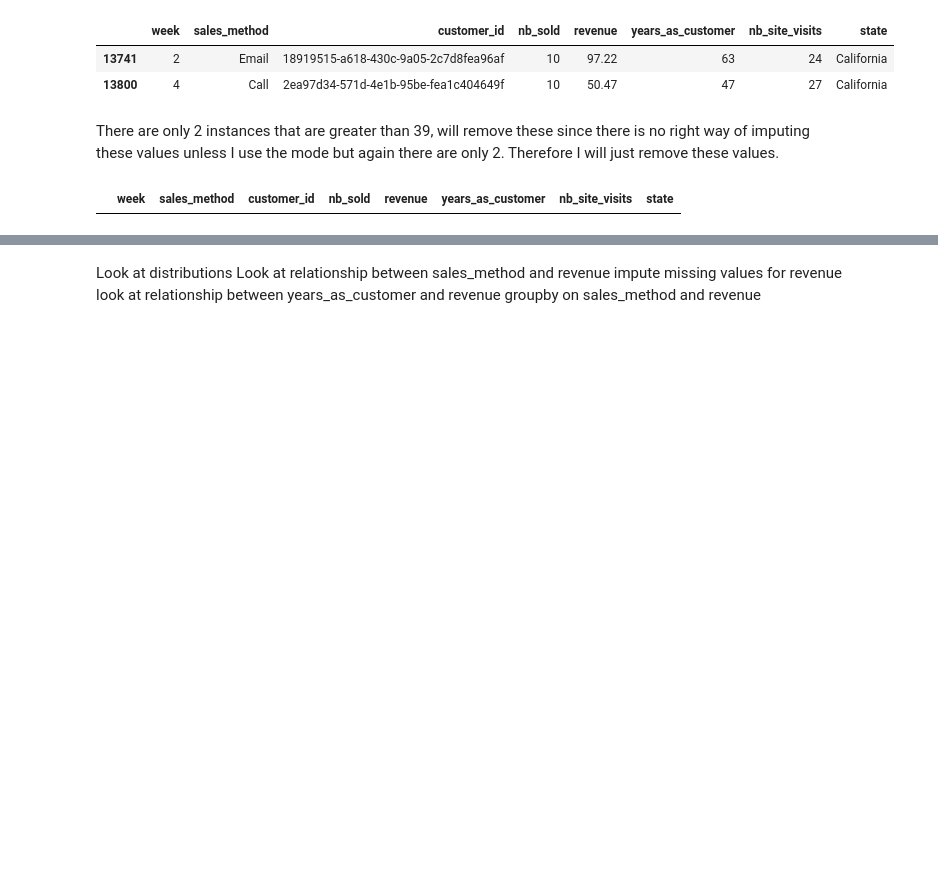
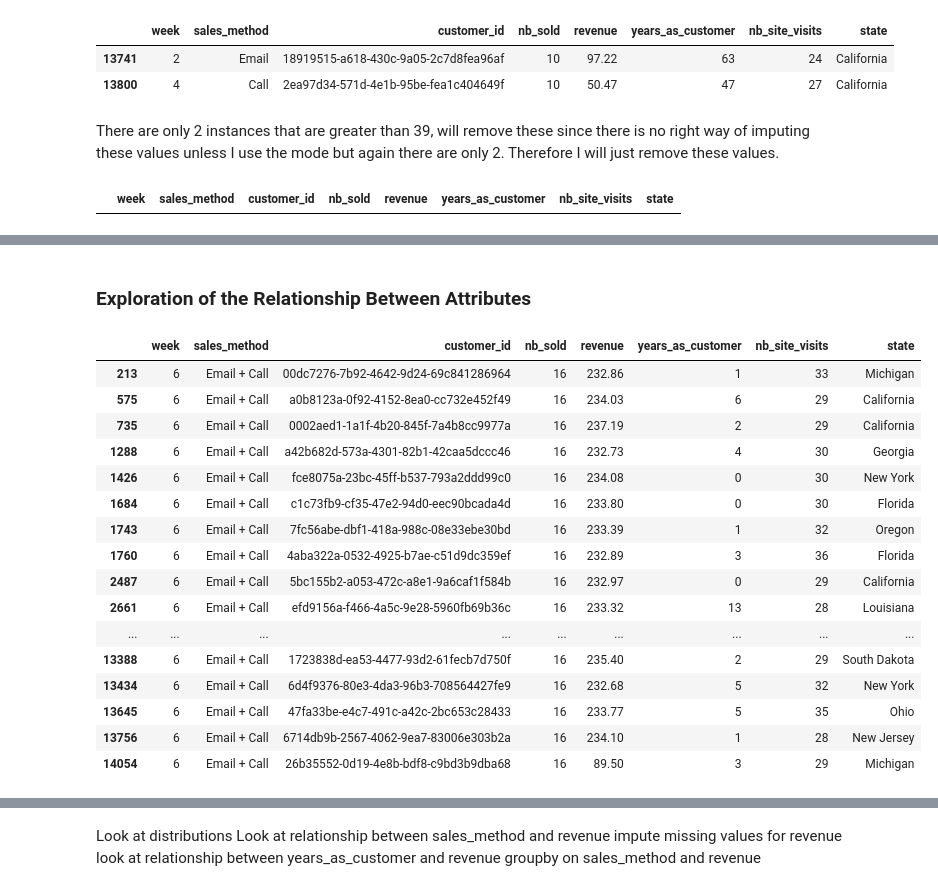
Before and after one commit to tvrjuana/product-sales, a Jupyter notebook: notebook.ipynb, the cells around one changed output, grey strips where cells are left out. Cells and saved outputs as stored; diff of their text form; code cells hidden in the pictures; blank space fills up the shorter version.

Commit message:
exploring relationship between the attributes

```diff
--- a/notebook.ipynb
+++ b/notebook.ipynb
@@ -223,0 +302,24 @@ display(len(product_sales['state'].unique()))
+# %% [markdown]
+### Exploration of the Relationship Between Attributes
+# %%
+#looking at the customers with the max nb_sold
+max_nb_sold = product_sales[product_sales['nb_sold'] == 16]
+max_nb_sold
+# %% [output]
+|  | week | sales_method | customer_id | nb_sold | revenue | years_as_customer | nb_site_visits | state |
+| 213 | 6 | Email + Call | 00dc7276-7b92-4642-9d24-69c841286964 | 16 | 232.86 | 1 | 33 | Michigan |
+| 575 | 6 | Email + Call | a0b8123a-0f92-4152-8ea0-cc732e452f49 | 16 | 234.03 | 6 | 29 | California |
+| 735 | 6 | Email + Call | 0002aed1-1a1f-4b20-845f-7a4b8cc9977a | 16 | 237.19 | 2 | 29 | California |
+| 1288 | 6 | Email + Call | a42b682d-573a-4301-82b1-42caa5dccc46 | 16 | 232.73 | 4 | 30 | Georgia |
+| 1426 | 6 | Email + Call | fce8075a-23bc-45ff-b537-793a2ddd99c0 | 16 | 234.08 | 0 | 30 | New York |
+| 1684 | 6 | Email + Call | c1c73fb9-cf35-47e2-94d0-eec90bcada4d | 16 | 233.80 | 0 | 30 | Florida |
+| 1743 | 6 | Email + Call | 7fc56abe-dbf1-418a-988c-08e33ebe30bd | 16 | 233.39 | 1 | 32 | Oregon |
+| 1760 | 6 | Email + Call | 4aba322a-0532-4925-b7ae-c51d9dc359ef | 16 | 232.89 | 3 | 36 | Florida |
+| 2487 | 6 | Email + Call | 5bc155b2-a053-472c-a8e1-9a6caf1f584b | 16 | 232.97 | 0 | 29 | California |
+| 2661 | 6 | Email + Call | efd9156a-f466-4a5c-9e28-5960fb69b36c | 16 | 233.32 | 13 | 28 | Louisiana |
+| ... | ... | ... | ... | ... | ... | ... | ... | ... |
+| 13388 | 6 | Email + Call | 1723838d-ea53-4477-93d2-61fecb7d750f | 16 | 235.40 | 2 | 29 | South Dakota |
+| 13434 | 6 | Email + Call | 6d4f9376-80e3-4da3-96b3-708564427fe9 | 16 | 232.68 | 5 | 32 | New York |
+| 13645 | 6 | Email + Call | 47fa33be-e4c7-491c-a42c-2bc653c28433 | 16 | 233.77 | 5 | 35 | Ohio |
+| 13756 | 6 | Email + Call | 6714db9b-2567-4062-9ea7-83006e303b2a | 16 | 234.10 | 1 | 28 | New Jersey |
+| 14054 | 6 | Email + Call | 26b35552-0d19-4e8b-bdf8-c9bd3b9dba68 | 16 | 89.50 | 3 | 29 | Michigan |
```
Also changed, not shown: parts of 33 cells of this notebook.
